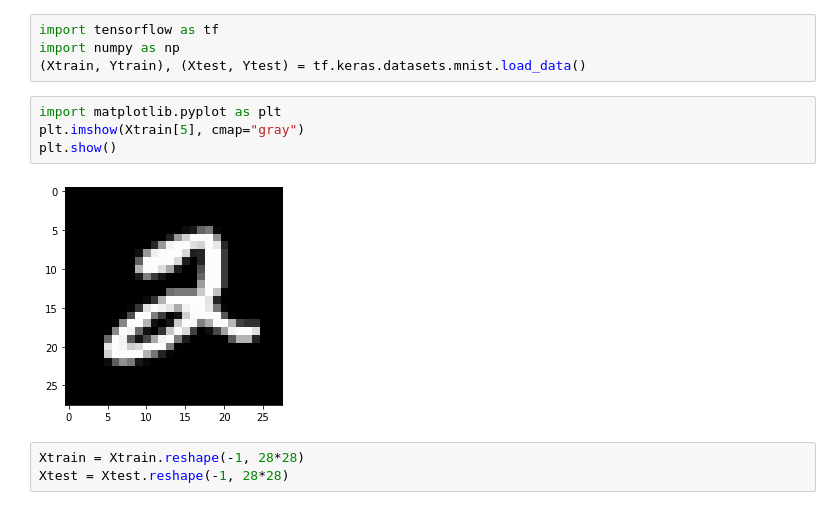
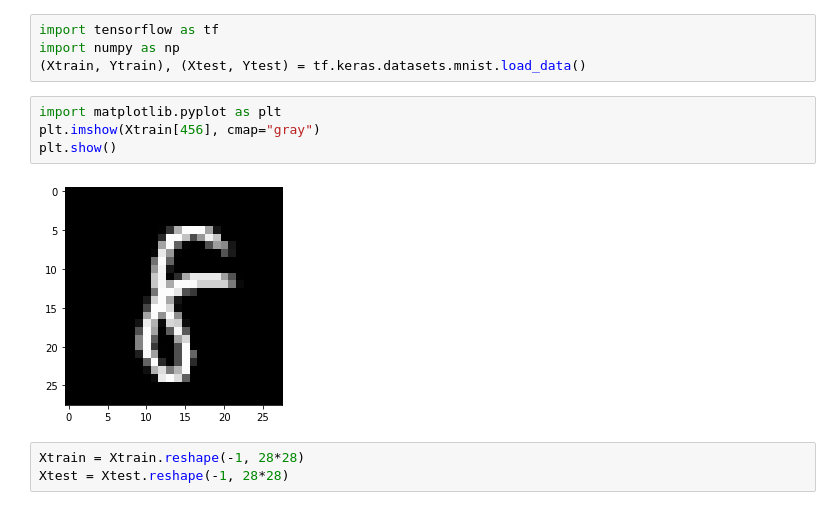
Before and after one commit to silkk-nn/superAI, a Jupyter notebook: MNIST.ipynb, the cells around one changed output. Saved outputs shown, nothing was run; the diff lists cells and outputs as text.

```diff
--- a/MNIST.ipynb
+++ b/MNIST.ipynb
@@ -4,10 +4,10 @@ import numpy as np
 (Xtrain, Ytrain), (Xtest, Ytest) = tf.keras.datasets.mnist.load_data()
 # %%
 import matplotlib.pyplot as plt
-plt.imshow(Xtrain[5], cmap="gray")
+plt.imshow(Xtrain[456], cmap="gray")
 plt.show()
 # %% [output]
-[figure, old version]
+[figure, new version]
 # %%
 Xtrain = Xtrain.reshape(-1, 28*28)
 Xtest = Xtest.reshape(-1, 28*28)
```
Also changed, not shown: parts of 3 cells of this notebook, 2 other files.
